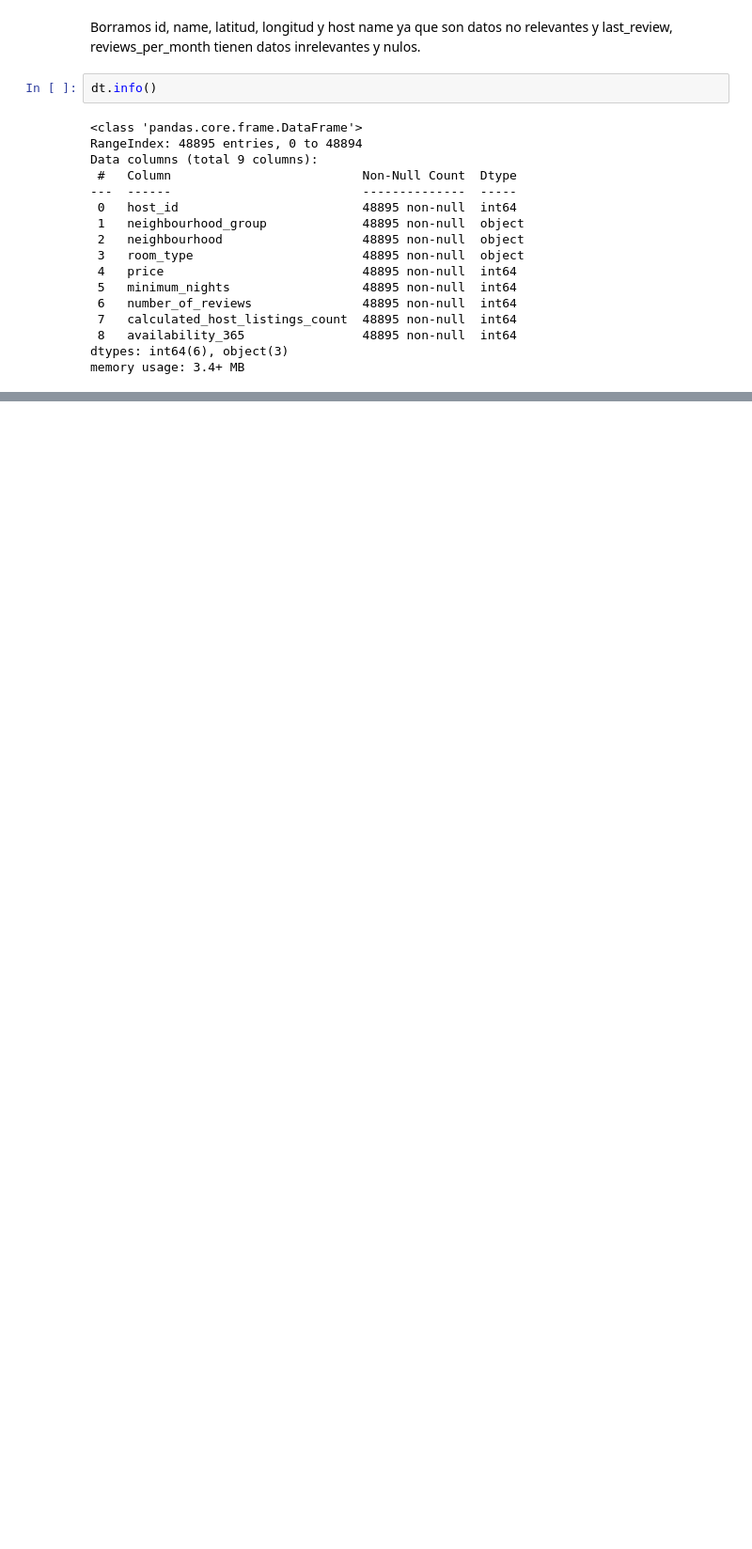
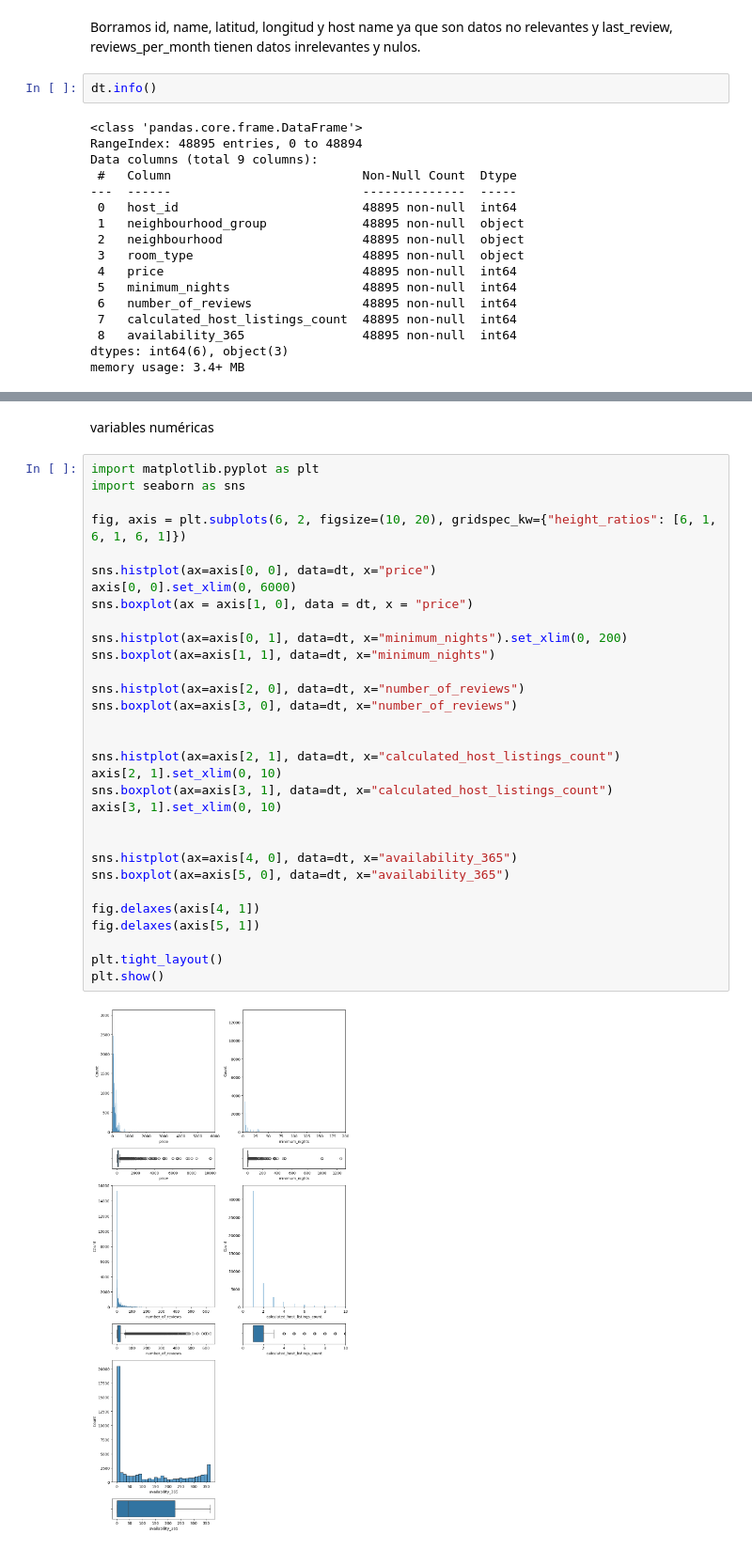
Before and after one commit to 4GeeksAcademy/0204machine-learning-python-template, a Jupyter notebook: src/explore.ipynb, the cells around one changed output, grey strips where cells are left out. Shown: that part at 94% size. Saved outputs shown, nothing was run; the diff lists cells and outputs as text; blank space fills up the shorter version.

```diff
--- a/src/explore.ipynb
+++ b/src/explore.ipynb
@@ -131,0 +135,35 @@ plt.show()
+# %% [markdown]
+variables numéricas
+# %%
+import matplotlib.pyplot as plt
+import seaborn as sns
+
+fig, axis = plt.subplots(6, 2, figsize=(10, 20), gridspec_kw={"height_ratios": [6, 1, 6, 1, 6, 1]})
+
+sns.histplot(ax=axis[0, 0], data=dt, x="price")
+axis[0, 0].set_xlim(0, 6000)
+sns.boxplot(ax = axis[1, 0], data = dt, x = "price")
+
+sns.histplot(ax=axis[0, 1], data=dt, x="minimum_nights").set_xlim(0, 200)
+sns.boxplot(ax=axis[1, 1], data=dt, x="minimum_nights")
+
+sns.histplot(ax=axis[2, 0], data=dt, x="number_of_reviews")
+sns.boxplot(ax=axis[3, 0], data=dt, x="number_of_reviews")
+
+
+sns.histplot(ax=axis[2, 1], data=dt, x="calculated_host_listings_count")
+axis[2, 1].set_xlim(0, 10)
+sns.boxplot(ax=axis[3, 1], data=dt, x="calculated_host_listings_count")
+axis[3, 1].set_xlim(0, 10)
+
+
+sns.histplot(ax=axis[4, 0], data=dt, x="availability_365")
+sns.boxplot(ax=axis[5, 0], data=dt, x="availability_365")
+
+fig.delaxes(axis[4, 1])
+fig.delaxes(axis[5, 1])
+
+plt.tight_layout()
+plt.show()
+# %% [output]
+[figure, added]
```
Also changed, not shown: parts of 14 cells of this notebook.
